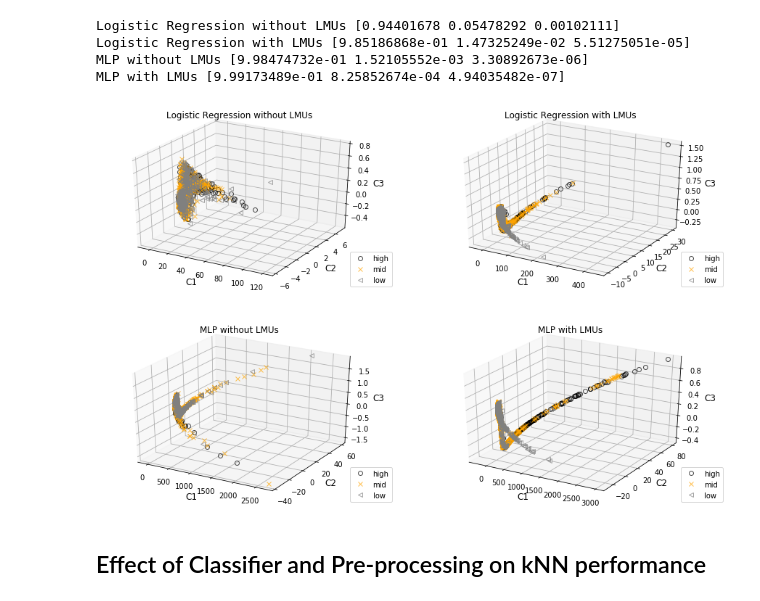
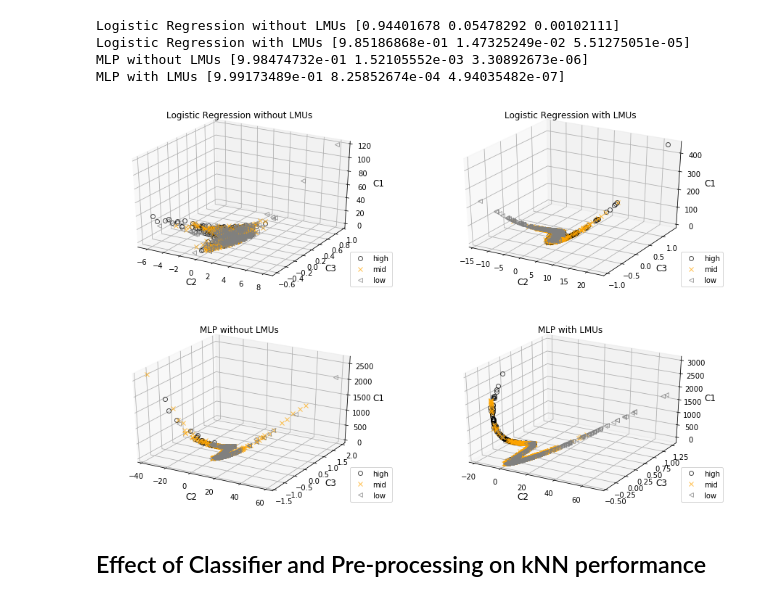
Before and after one commit to maddybartlett/LMU_MLP_TaskEng, a Jupyter notebook: Results_MLP_LR.ipynb, the cells around one changed output. Cells and saved outputs as stored; diff of their text form; code cells hidden in the pictures.

Commit message:
Reordered PCA components on plots

```diff
--- a/Results_MLP_LR.ipynb
+++ b/Results_MLP_LR.ipynb
@@ -1794,49 +1794,49 @@ MLP with LMUs [9.99173489e-01 8.25852674e-04 4.94035482e-07]
 # %%
 fig = plt.figure(figsize=(15, 10))
 gs = gridspec.GridSpec(2,2)
 
 ax1=fig.add_subplot(gs[0,0], projection='3d')
-ax1.plot(lrrawpca_high[:,0],lrrawpca_high[:,1],lrrawpca_high[:,2], linestyle='none',alpha=0.7, marker='o',markeredgecolor='black',markerfacecolor='None',label='high')
-ax1.plot(lrrawpca_mid[:,0],lrrawpca_mid[:,1],lrrawpca_mid[:,2], linestyle='none',alpha=0.7, marker='x',markeredgecolor='orange',markerfacecolor='None',label='mid')
-ax1.plot(lrrawpca_low[:,0],lrrawpca_low[:,1],lrrawpca_low[:,2], linestyle='none',alpha=0.7, marker='<',markeredgecolor='grey',markerfacecolor='None',label='low')
-ax1.set_xlabel('C1', fontsize=12)
-ax1.set_ylabel('C2', fontsize=12)
-ax1.set_zlabel('C3', fontsize=12)
+ax1.plot(lrrawpca_high[:,1],lrrawpca_high[:,2],lrrawpca_high[:,0], linestyle='none',alpha=0.7, marker='o',markeredgecolor='black',markerfacecolor='None',label='high')
+ax1.plot(lrrawpca_mid[:,1],lrrawpca_mid[:,2],lrrawpca_mid[:,0], linestyle='none',alpha=0.7, marker='x',markeredgecolor='orange',markerfacecolor='None',label='mid')
+ax1.plot(lrrawpca_low[:,1],lrrawpca_low[:,2],lrrawpca_low[:,0], linestyle='none',alpha=0.7, marker='<',markeredgecolor='grey',markerfacecolor='None',label='low')
+ax1.set_xlabel('C2', fontsize=12)
+ax1.set_ylabel('C3', fontsize=12)
+ax1.set_zlabel('C1', fontsize=12)
 ax1.legend(loc=(0.9,0))
 ax1.set_title('Logistic Regression without LMUs', fontsize=12)
 
 ax2=fig.add_subplot(gs[0,1], projection='3d')
-ax2.plot(lrlmupca_high[:,0],lrlmupca_high[:,1],lrlmupca_high[:,2], linestyle='none',alpha=0.7, marker='o',markeredgecolor='black',markerfacecolor='None',label='high')
-ax2.plot(lrlmupca_mid[:,0],lrlmupca_mid[:,1],lrlmupca_mid[:,2], linestyle='none',alpha=0.7, marker='x',markeredgecolor='orange',markerfacecolor='None',label='mid')
-ax2.plot(lrlmupca_low[:,0],lrlmupca_low[:,1],lrlmupca_low[:,2], linestyle='none',alpha=0.7, marker='<',markeredgecolor='grey',markerfacecolor='None',label='low')
-ax2.set_xlabel('C1', fontsize=12)
-ax2.set_ylabel('C2', fontsize=12)
-ax2.set_zlabel('C3', fontsize=12)
+ax2.plot(lrlmupca_high[:,1],lrlmupca_high[:,2],lrlmupca_high[:,0], linestyle='none',alpha=0.7, marker='o',markeredgecolor='black',markerfacecolor='None',label='high')
+ax2.plot(lrlmupca_mid[:,1],lrlmupca_mid[:,2],lrlmupca_mid[:,0], linestyle='none',alpha=0.7, marker='x',markeredgecolor='orange',markerfacecolor='None',label='mid')
+ax2.plot(lrlmupca_low[:,1],lrlmupca_low[:,2],lrlmupca_low[:,0], linestyle='none',alpha=0.7, marker='<',markeredgecolor='grey',markerfacecolor='None',label='low')
+ax2.set_xlabel('C2', fontsize=12)
+ax2.set_ylabel('C3', fontsize=12)
+ax2.set_zlabel('C1', fontsize=12)
 ax2.legend(loc=(0.9,0))
 ax2.set_title('Logistic Regression with LMUs', fontsize=12)
 
 ax3=fig.add_subplot(gs[1,0], projection='3d')
-ax3.plot(mlprawpca_high[:,0],mlprawpca_high[:,1],mlprawpca_high[:,2], linestyle='none',alpha=0.7, marker='o',markeredgecolor='black',markerfacecolor='None',label='high')
-ax3.plot(mlprawpca_mid[:,0],mlprawpca_mid[:,1],mlprawpca_mid[:,2], linestyle='none',alpha=0.7, marker='x',markeredgecolor='orange',markerfacecolor='None',label='mid')
-ax3.plot(mlprawpca_low[:,0],mlprawpca_low[:,1],mlprawpca_low[:,2], linestyle='none',alpha=0.7, marker='<',markeredgecolor='grey',markerfacecolor='None',label='low')
-ax3.set_xlabel('C1', fontsize=12)
-ax3.set_ylabel('C2', fontsize=12)
-ax3.set_zlabel('C3', fontsize=12)
+ax3.plot(mlprawpca_high[:,1],mlprawpca_high[:,2],mlprawpca_high[:,0], linestyle='none',alpha=0.7, marker='o',markeredgecolor='black',markerfacecolor='None',label='high')
+ax3.plot(mlprawpca_mid[:,1],mlprawpca_mid[:,2],mlprawpca_mid[:,0], linestyle='none',alpha=0.7, marker='x',markeredgecolor='orange',markerfacecolor='None',label='mid')
+ax3.plot(mlprawpca_low[:,1],mlprawpca_low[:,2],mlprawpca_low[:,0], linestyle='none',alpha=0.7, marker='<',markeredgecolor='grey',markerfacecolor='None',label='low')
+ax3.set_xlabel('C2', fontsize=12)
+ax3.set_ylabel('C3', fontsize=12)
+ax3.set_zlabel('C1', fontsize=12)
 ax3.legend(loc=(0.9,0))
 ax3.set_title('MLP without LMUs', fontsize=12)
 
 ax4=fig.add_subplot(gs[1,1], projection='3d')
-ax4.plot(mlplmupca_high[:,0],mlplmupca_high[:,1],mlplmupca_high[:,2], linestyle='none',alpha=0.7, marker='o',markeredgecolor='black',markerfacecolor='None',label='high')
-ax4.plot(mlplmupca_mid[:,0],mlplmupca_mid[:,1],mlplmupca_mid[:,2], linestyle='none',alpha=0.7, marker='x',markeredgecolor='orange',markerfacecolor='None',label='mid')
-ax4.plot(mlplmupca_low[:,0],mlplmupca_low[:,1],mlplmupca_low[:,2], linestyle='none',alpha=0.7, marker='<',markeredgecolor='grey',markerfacecolor='None',label='low')
-ax4.set_xlabel('C1', fontsize=12)
-ax4.set_ylabel('C2', fontsize=12)
-ax4.set_zlabel('C3', fontsize=12)
+ax4.plot(mlplmupca_high[:,1],mlplmupca_high[:,2],mlplmupca_high[:,0], linestyle='none',alpha=0.7, marker='o',markeredgecolor='black',markerfacecolor='None',label='high')
+ax4.plot(mlplmupca_mid[:,1],mlplmupca_mid[:,2],mlplmupca_mid[:,0], linestyle='none',alpha=0.7, marker='x',markeredgecolor='orange',markerfacecolor='None',label='mid')
+ax4.plot(mlplmupca_low[:,1],mlplmupca_low[:,2],mlplmupca_low[:,0], linestyle='none',alpha=0.7, marker='<',markeredgecolor='grey',markerfacecolor='None',label='low')
+ax4.set_xlabel('C2', fontsize=12)
+ax4.set_ylabel('C3', fontsize=12)
+ax4.set_zlabel('C1', fontsize=12)
 ax4.legend(loc=(0.9,0))
 ax4.set_title('MLP with LMUs', fontsize=12)
 fig.savefig('engagement_pca.png')
 # %% [output]
-[figure, old version]
+[figure, new version]
 # %% [markdown]
 ## Effect of Classifier and Pre-processing on kNN performance
 # %%
```
Also changed, not shown: parts of 17 cells of this notebook.
